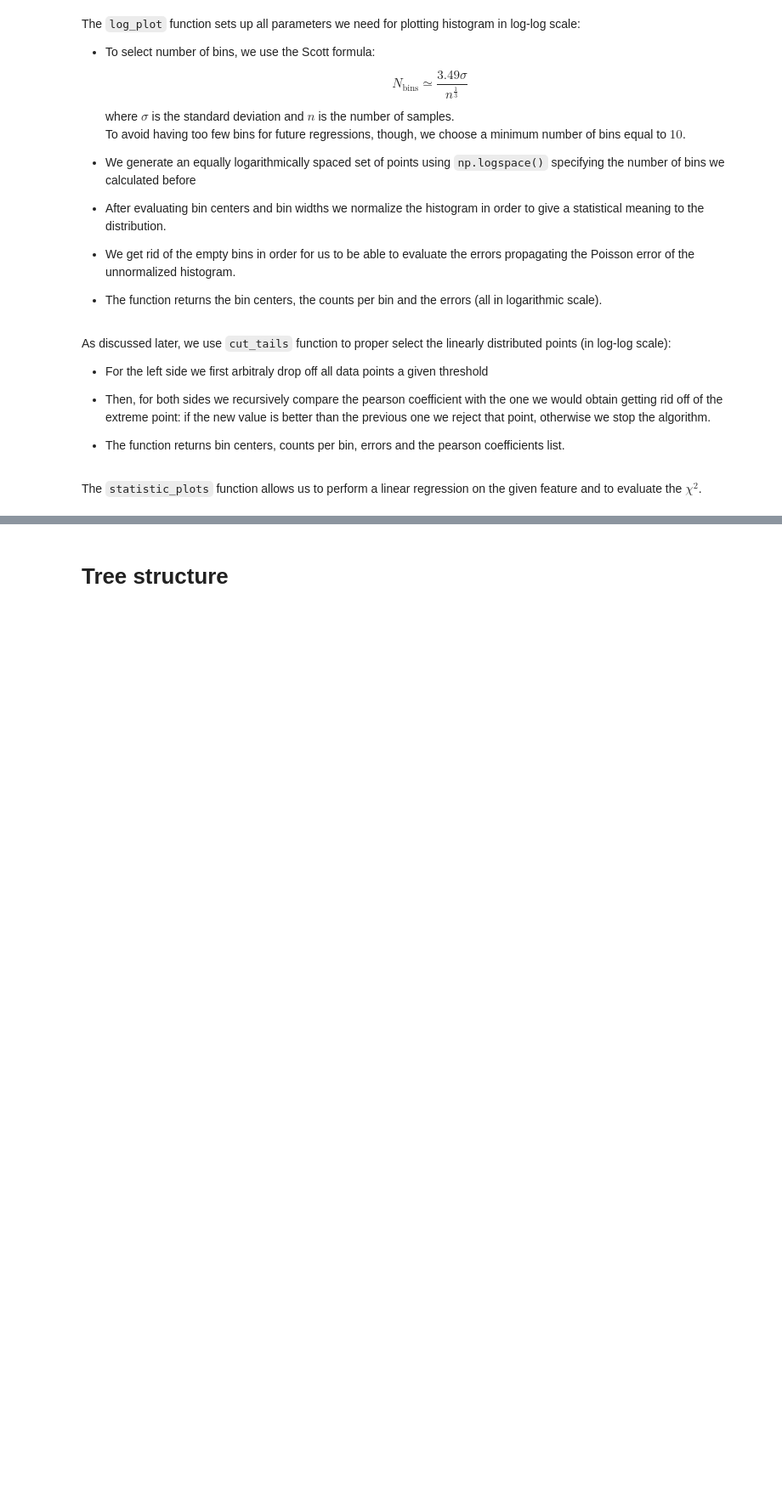
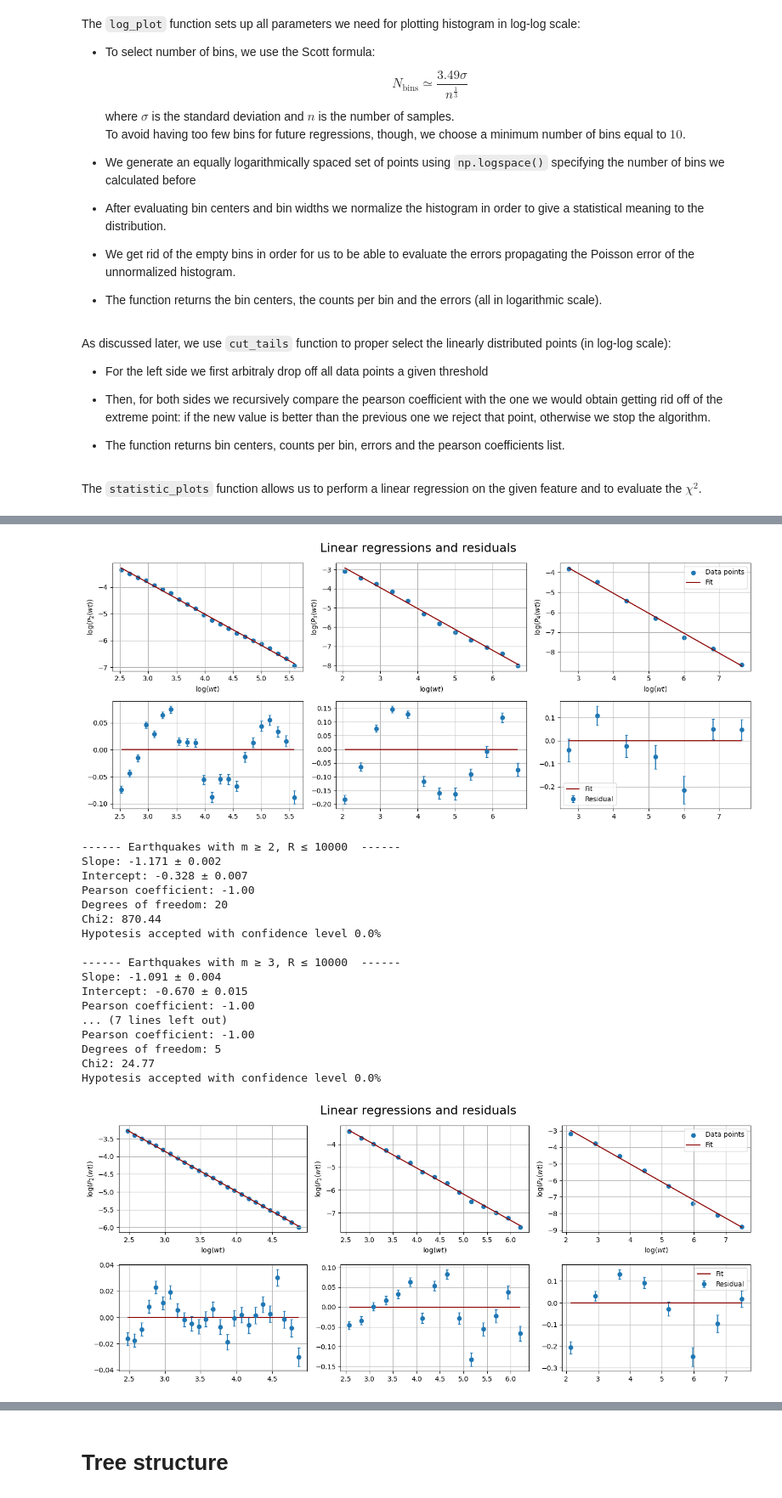
Before and after one commit to EmanueleCoradin/CaliforniaEarthquakesAnalysis, a Jupyter notebook: Mappazzone.ipynb, the cells around one changed output, grey strips where cells are left out. Shown at 85% size. Cells and saved outputs as stored; diff of their text form; code cells hidden in the pictures; blank space fills up the shorter version.

```diff
--- a/Mappazzone.ipynb
+++ b/Mappazzone.ipynb
@@ -721,0 +773,15 @@ fit_res, chis = statistic_plots(bins, counts, magnitudes, errors, 'dd')
+# %%
+for res, m, p in zip(fit_res, magnitudes, pearson_list):
+    slope, intercept, pcov, chisquare , dof = res
+    confidence_level = (1.- chi2.cdf(chisquare, dof))*100
+
+    sigma_slope, sigma_intercept = np.sqrt(np.diag(pcov))
+
+    print(f"------ Earthquakes with magnitude m ≥ {m}  ------")
+    print(f"Slope: {slope:.3f} ± {sigma_slope:.3f}")
+    print(f"Intercept: {intercept:.3f} ± {sigma_intercept:.3f}")
+    print(f"Pearson coefficient: {p:.2f}")
+    print(f"Degrees of freedom: {dof}")
+    print(f"Chi2: {chisquare:.2f}")
+    print(f"Hypotesis accepted with confidence level {confidence_level:.1f}%")
+    print()
@@ -775,8 +863,43 @@ pearson_list = []
 for i, m in enumerate(magnitudes):
     for j, radius in enumerate(Radii):
         bins[j][i], counts[j][i], errors[j][i], pearson = cut_tails(bins[j][i], counts[j][i], errors[j][i], threshold = 2)
-        pearson_list.append(pearson)
+        pearson_list.append(pearson[-1])
-# %%
-for j, radius in enumerate(Radii):
-
-    fit_res, chis = statistic_plots(bins[j], counts[j], magnitudes, errors[j], 'wt')
+# %%
+for j, radius in enumerate(Radii):
+
+    fit_res = statistic_plots(bins[j], counts[j], magnitudes, errors[j], 'wt')
+
+    for res, m, p in zip(fit_res, magnitudes, pearson_list):
+        slope, intercept, pcov, chisquare , dof = res
+        confidence_level = (1.- chi2.cdf(chisquare, dof))*100
+
+        sigma_slope, sigma_intercept = np.sqrt(np.diag(pcov))
+
+        print(f"------ Earthquakes with m ≥ {m}, R ≤ {radius}  ------")
+        print(f"Slope: {slope:.3f} ± {sigma_slope:.3f}")
+        print(f"Intercept: {intercept:.3f} ± {sigma_intercept:.3f}")
+        print(f"Pearson coefficient: {p:.2f}")
+        print(f"Degrees of freedom: {dof}")
+        print(f"Chi2: {chisquare:.2f}")
+        print(f"Hypotesis accepted with confidence level {confidence_level:.1f}%")
+        print()
+# %% [output]
+[figure, added]
+------ Earthquakes with m ≥ 2, R ≤ 10000  ------
+Slope: -1.171 ± 0.002
+Intercept: -0.328 ± 0.007
+Pearson coefficient: -1.00
+Degrees of freedom: 20
+Chi2: 870.44
+Hypotesis accepted with confidence level 0.0%
+
+------ Earthquakes with m ≥ 3, R ≤ 10000  ------
+Slope: -1.091 ± 0.004
+Intercept: -0.670 ± 0.015
+Pearson coefficient: -1.00
+... (7 lines left out)
+Pearson coefficient: -1.00
+Degrees of freedom: 5
+Chi2: 24.77
+Hypotesis accepted with confidence level 0.0%
+[figure, added]
```
Also changed, not shown: parts of 15 cells of this notebook.
